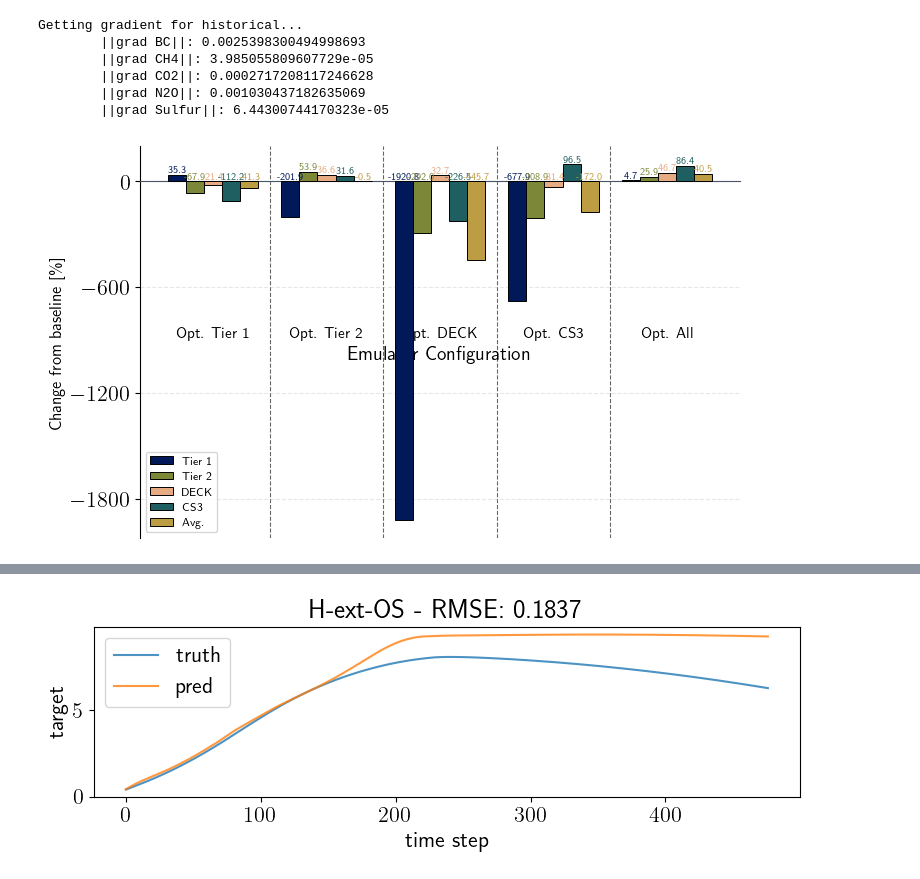
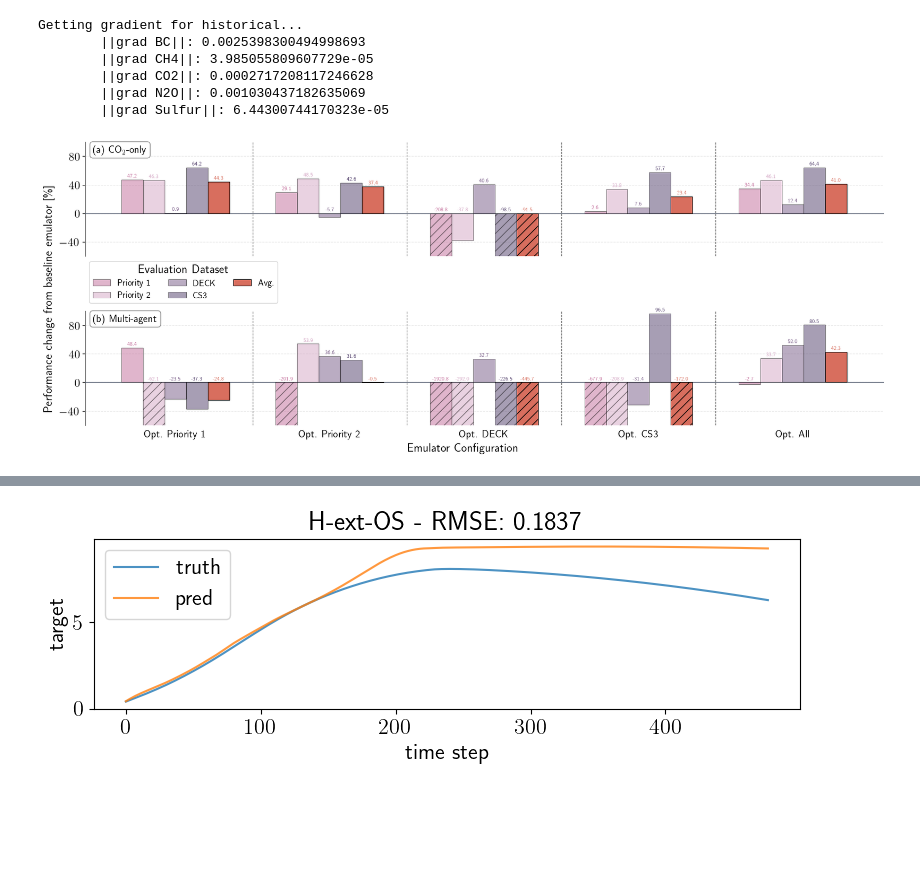
Before and after one commit to cbwomack/Emulator_Training_Data, a Jupyter notebook: 5a_paper_plots.ipynb, the cells around one changed output, grey strips where cells are left out. Drawn from its saved outputs; the diff is of its cells as text; code cells hidden in the pictures; blank space fills up the shorter version.

```diff
--- a/5a_paper_plots.ipynb
+++ b/5a_paper_plots.ipynb
@@ -356,20 +331,23 @@ optimal_path_all = 'data/plotting/optimal_all_agents_subset.pkl'
 with open(optimal_path_all, 'rb') as file:
     optimal_results_all = pickle.load(file)
 # %%
-#train_scenarios = ['Opt. Tier 1', 'Opt. Tier 2', 'Opt. DECK', 'Opt. CS3', 'Opt. DAMIP', 'Opt. GeoMIP', 'Opt. All']
-#test_scenarios = ['Tier 1', 'Tier 2', 'DECK', 'CS3', 'DAMIP', 'GeoMIP']
-#weights = [7, 5, 2, 2, 2, 1]
-
+baseline_results_list = [baseline_results_co2, baseline_results_all]
+optimal_results_list = [optimal_results_co2, optimal_results_all]
+weights = [7, 5, 2, 2]
+figname = 'performance_summary'
 train_scenarios = ['Opt. Tier 1', 'Opt. Tier 2', 'Opt. DECK', 'Opt. CS3', 'Opt. All']
 test_scenarios = ['Tier 1', 'Tier 2', 'DECK', 'CS3']
-weights = [7, 5, 2, 2]
-
-utils_plotting.plot_grouped_improvement_bars(baseline_results_all, optimal_results_all,
-                                  train_scenarios,
-                                  test_scenarios,
-                                  weights,
-                                  long_title=None,
-                                  save=False,
-                                  figname=None)
+x_labels = ['Opt. Priority 1', 'Opt. Priority 2', 'Opt. DECK', 'Opt. CS3', 'Opt. All']
+leg_labels = ['Priority 1', 'Priority 2', 'DECK', 'CS3']
+utils_plotting.plot_vertical_stacked_bars(baseline_results_list,
+                               optimal_results_list,
+                               train_scenarios,
+                               test_scenarios,
+                               x_labels,
+                               leg_labels,
+                               weights,
+                               titles=None,
+                               save=False,
+                               figname=figname)
 # %% [output]
-[figure, old version]
+[figure, new version]
```
Also changed, not shown: parts of 27 cells of this notebook, 17 other files.
